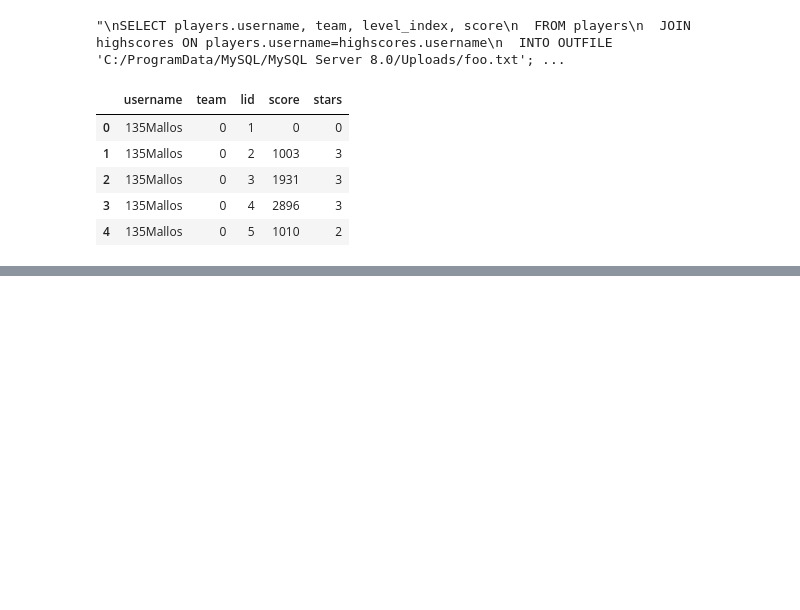
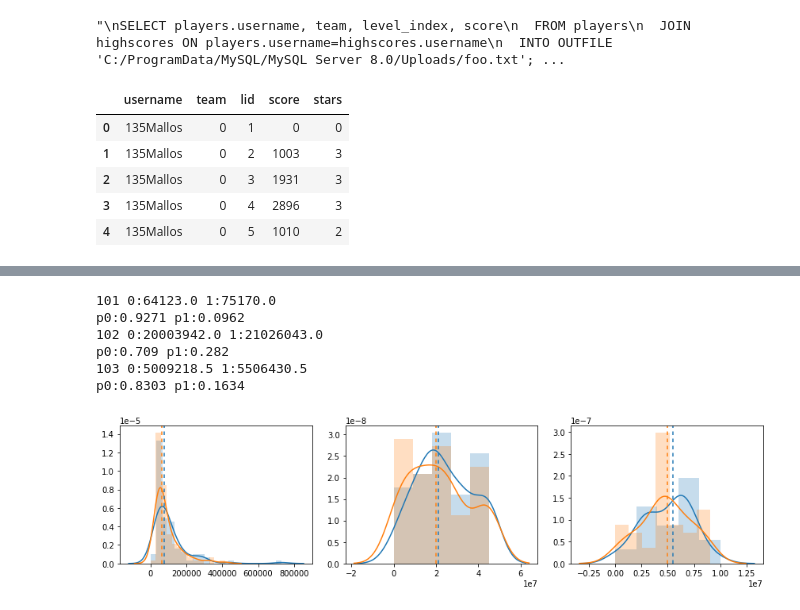
Before and after one commit to jxz12/ecobuild_analysis, a Jupyter notebook: stars.ipynb, the cells around one changed output, grey strips where cells are left out. Saved outputs shown, nothing was run; the diff lists cells and outputs as text; code cells hidden in the pictures; blank space fills up the shorter version.

```diff
--- a/stars.ipynb
+++ b/stars.ipynb
@@ -65,6 +69,8 @@ df.head()
 | 3 | 135Mallos | 0 | 4 | 2896 | 3 |
 | 4 | 135Mallos | 0 | 5 | 1010 | 2 |
 # %%
+# stars per level... not interesting
+
 fig, axes = plt.subplots(nrows=6, ncols=3, figsize=(7,10))
 levels_grouped = df.groupby('lid')
 for level_idx in range(1,19):
@@ -79,5 +85,5 @@ for level_idx in range(1,19):
     def foo(ax, hist, kde, rug):
         sns.distplot(score0, ax=ax, hist=hist, kde=kde, rug=rug)
         sns.distplot(score1, ax=ax, hist=hist, kde=kde, rug=rug)
-    foo(ax, False, True, True)
+    foo(ax, True, True, False)
 # %% [output]
@@ -180,0 +189,41 @@ plt.suptitle('player progress')
+# %%
+fig,axes = plt.subplots(nrows=1, ncols=3, figsize=(12,3))
+fig.tight_layout()
+
+lid_grouped = df_res.groupby('lid')
+for lid in lid_grouped.groups.keys():
+    df_lvl = lid_grouped.get_group(lid)#.sort_values('score', ascending=False).head(20)
+
+    grouped = df_lvl.groupby('username')
+    scores = grouped['score'].max()
+    teams = grouped['team'].first()
+
+    scores0 = []
+    scores1 = []
+    for name in scores.keys():
+        if teams[name] == 0:
+            scores0.append(scores[name])
+        else:
+            scores1.append(scores[name])
+
+    ax = axes[lid-101]
+    sns.distplot(scores1, hist_kws=dict(alpha=.25), ax=ax)
+    sns.distplot(scores0, hist_kws=dict(alpha=.25), ax=ax)
+
+    med0 = np.median(scores0)
+    med1 = np.median(scores1)
+    ax.axvline(med0, color=cmap(.1), ls=(0,[3,3]))
+    ax.axvline(med1, color=cmap(0), ls=(0,[3,3]))
+
+    print(f'{lid} 0:{med0} 1:{med1}')
+    pval0 = test_median(scores0, scores1, 10000)
+    pval1 = test_median(scores1, scores0, 10000)
+    print(f'p0:{pval0} p1:{pval1}')
+# %% [output]
+101 0:64123.0 1:75170.0
+p0:0.9271 p1:0.0962
+102 0:20003942.0 1:21026043.0
+p0:0.709 p1:0.282
+103 0:5009218.5 1:5506430.5
+p0:0.8303 p1:0.1634
+[figure, added]
```
Also changed, not shown: parts of 5 cells of this notebook, 4 other files.
